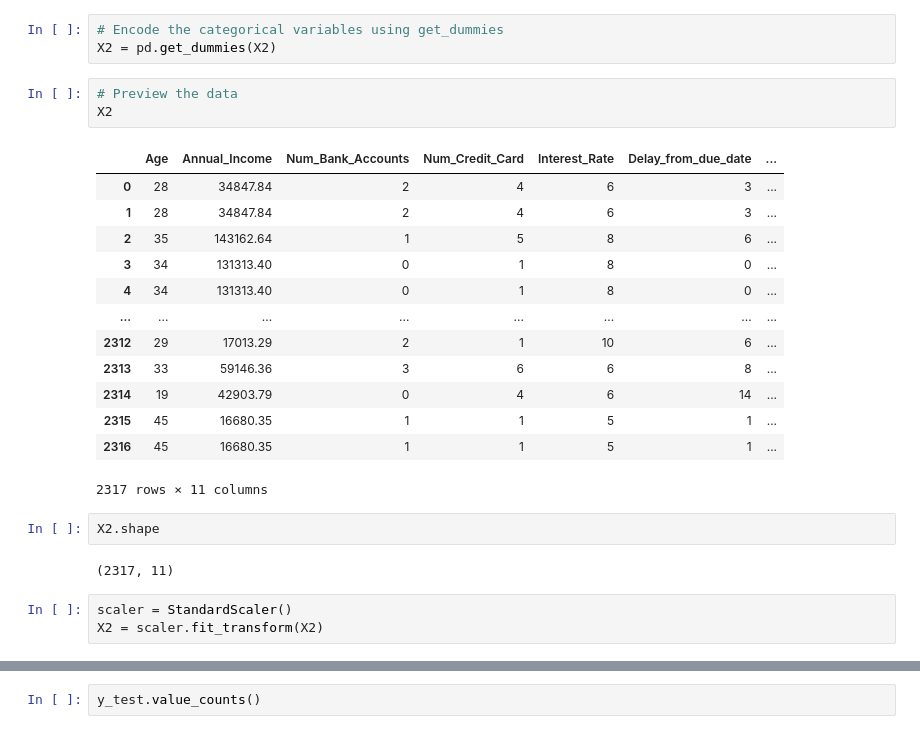
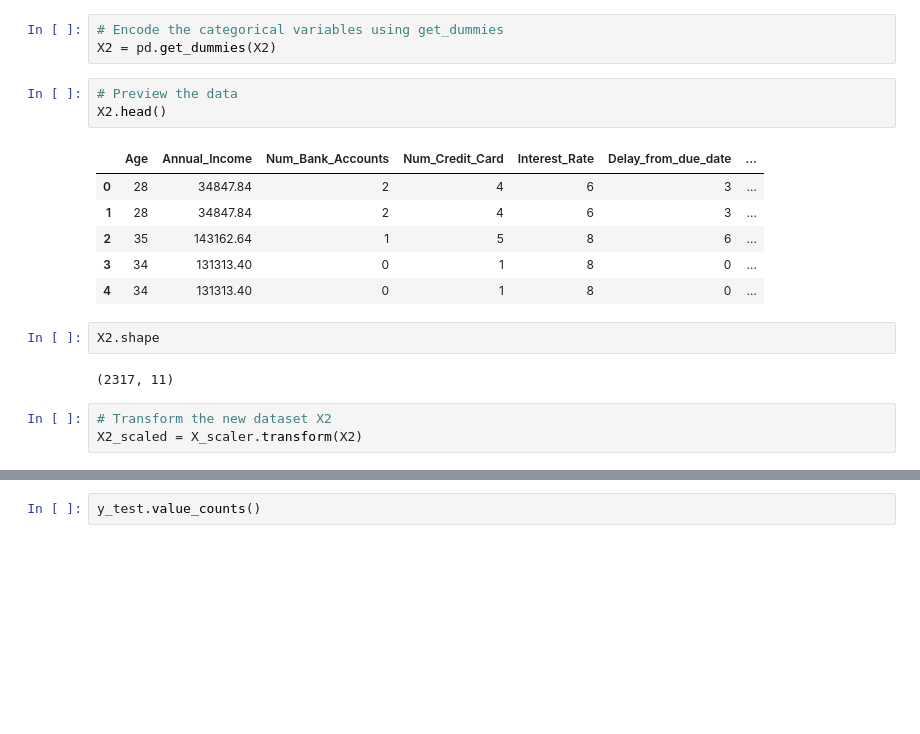
Before and after one commit to josephlomas/Project4_GroupRepo, a Jupyter notebook: Credit_Data_Model.ipynb, the cells around one changed output, grey strips where cells are left out. Drawn from its saved outputs; the diff is of its cells as text; blank space fills up the shorter version.

```diff
--- a/Credit_Data_Model.ipynb
+++ b/Credit_Data_Model.ipynb
@@ -148,26 +149,19 @@ X2 = test_df.drop(columns=columns_to_drop)
 X2 = pd.get_dummies(X2)
 # %%
 # Preview the data
-X2
+X2.head()
 # %% [output]
 |  | Age | Annual_Income | Num_Bank_Accounts | Num_Credit_Card | Interest_Rate | Delay_from_due_date | ... |
 | 0 | 28 | 34847.84 | 2 | 4 | 6 | 3 | ... |
 | 1 | 28 | 34847.84 | 2 | 4 | 6 | 3 | ... |
 | 2 | 35 | 143162.64 | 1 | 5 | 8 | 6 | ... |
 | 3 | 34 | 131313.40 | 0 | 1 | 8 | 0 | ... |
 | 4 | 34 | 131313.40 | 0 | 1 | 8 | 0 | ... |
-| ... | ... | ... | ... | ... | ... | ... | ... |
-| 2312 | 29 | 17013.29 | 2 | 1 | 10 | 6 | ... |
-| 2313 | 33 | 59146.36 | 3 | 6 | 6 | 8 | ... |
-| 2314 | 19 | 42903.79 | 0 | 4 | 6 | 14 | ... |
-| 2315 | 45 | 16680.35 | 1 | 1 | 5 | 1 | ... |
-| 2316 | 45 | 16680.35 | 1 | 1 | 5 | 1 | ... |
-2317 rows × 11 columns
 # %%
 X2.shape
 # %% [output]
 (2317, 11)
-# %%
-scaler = StandardScaler()
-X2 = scaler.fit_transform(X2)
+# %%
+# Transform the new dataset X2
+X2_scaled = X_scaler.transform(X2)
 # %%
```
Also changed, not shown: parts of 13 cells of this notebook.
